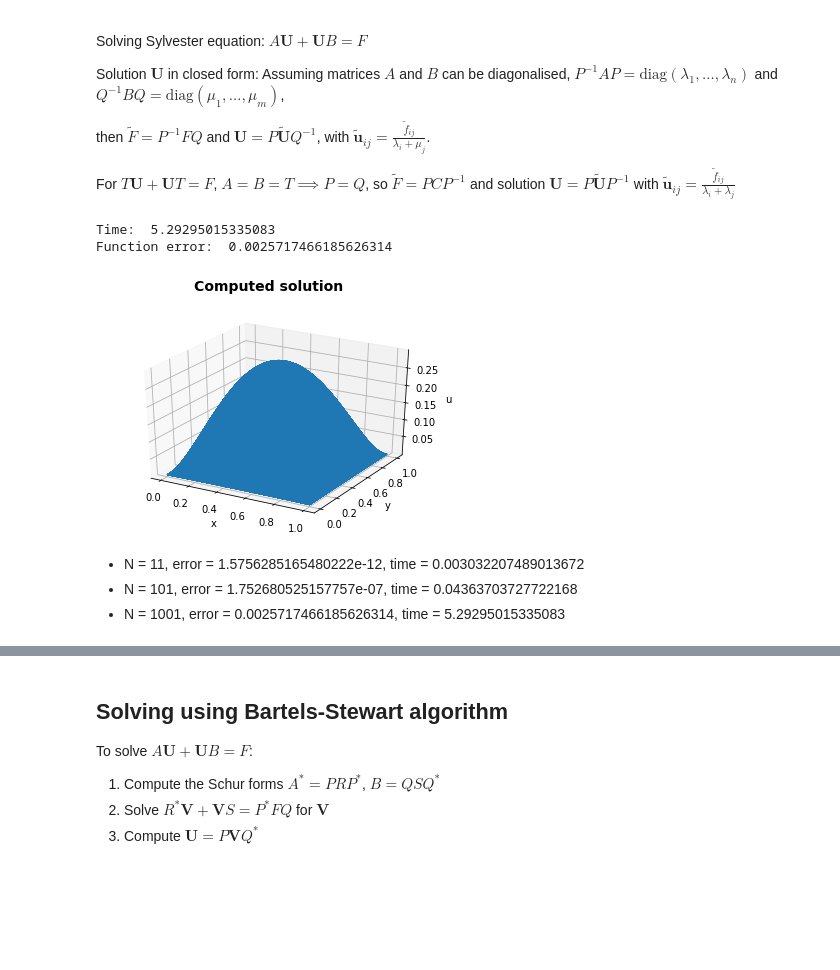
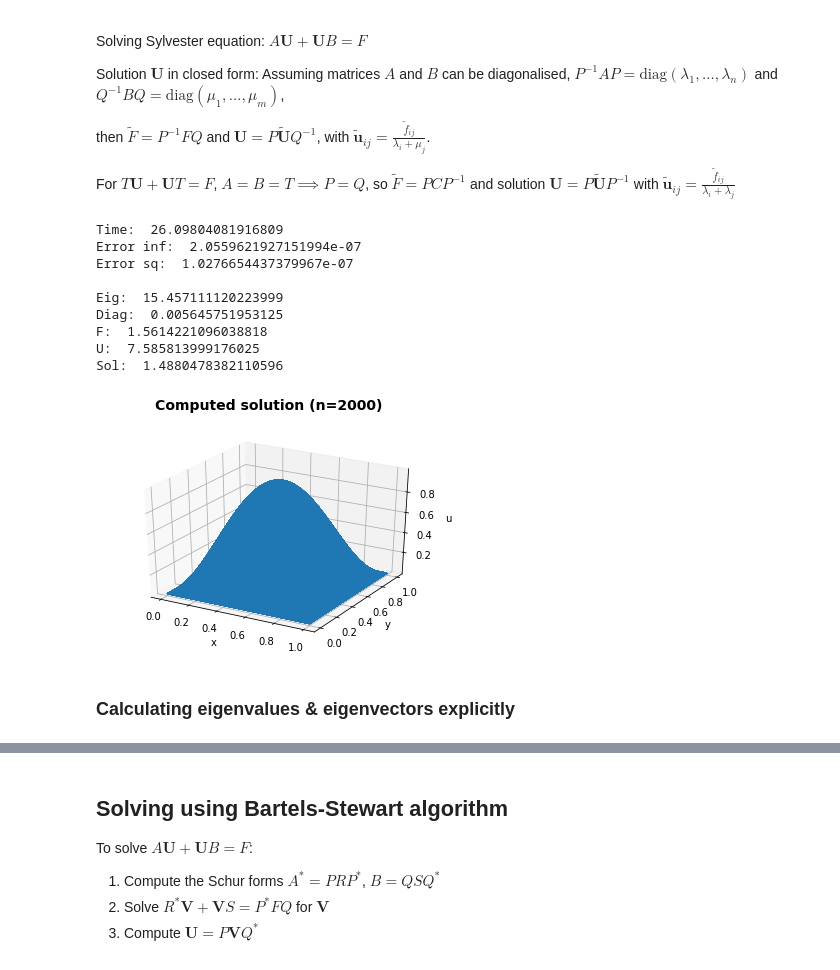
Before and after one commit to mm13ah/matrix-solvers, a Jupyter notebook: Jupyter/Project.ipynb, the cells around one changed output, grey strips where cells are left out. Saved outputs shown, nothing was run; the diff lists cells and outputs as text; code cells hidden in the pictures; blank space fills up the shorter version.

```diff
--- a/Jupyter/Project.ipynb
+++ b/Jupyter/Project.ipynb
@@ -164,9 +165,9 @@ from mpl_toolkits import mplot3d
 import time
 
 #Define parameters
-N = 1001 #total number of nodes in each direction
-n = N-2 #number of internal nodes in each direction (unknowns)
-h = 1/(N-1) #step size
+n = 2000 #number of internal nodes in each direction (number of unknowns)
+N = n+2 #total number of nodes in each direction (includes boundaries)
+h = 1/(n+1) #step size
 
 #Define x and y as arrays between 0 and 1 with n evenly spaced points (internal nodes)
 x = np.linspace(h, 1-h, n)
@@ -176,10 +177,7 @@ y = np.linspace(h, 1-h, n)
 X, Y = np.meshgrid(x, y, indexing='ij')
 
 #Define F
-F = np.empty([n,n])
-for i in range(0, n):
-    for j in range(0, n):
-        F[i][j] = 4
+F = 2 * np.pi**2 * np.sin(np.pi*X) * np.sin(np.pi*Y)
 
 #Define tridiagonal matrix T
 diagonals = [[-2],[1],[1]]
@@ -190,6 +188,8 @@ start_time = time.time()
 #Get eigenvalues and eigenvectors of T
 eigvals, eigvecs = np.linalg.eig(T)
 
+eig_time = time.time()
+
 #Set eigenvalues as diagonal matrix
 diag = diags(eigvals, 0, shape=(n, n)).toarray()
 
@@ -197,7 +197,9 @@ diag = diags(eigvals, 0, shape=(n, n)).toarray()
 P = eigvecs
 
 #Check to see if M^-1 * T * M == diag
-P_computed = np.matmul(np.matmul(np.linalg.inv(P),T),P)
+# P_computed = np.matmul(np.matmul(np.linalg.inv(P),T),P)
+
+diag_time = time.time()
 
 # equivalent = True
 # for i in range(0,n):
@@ -210,6 +212,8 @@ P_computed = np.matmul(np.matmul(np.linalg.inv(P),T),P)
 #Define F_hat = P^-1 * F * P
 F_hat = np.matmul(np.matmul(np.linalg.inv(P),F),P)
 
+F_time = time.time()
+
 #Calculate U_hat, u_hat(i,j) = f(i,j) / eigval(i) + eigval(j)
 U_hat = np.empty([n,n])
 for i in range(0,n):
@@ -219,46 +223,68 @@ for i in range(0,n):
         else:
             U_hat[i][j] = 0
 
+U_time = time.time()
+
 #Calculate solution U = M * U^hat * M^-1
 U = np.matmul(np.matmul(P,U_hat),np.linalg.inv(P))
 
 end_time = time.time()
 time = end_time - start_time
-print('Time: ', time)
 
 #Compute exact solution for comparison
-U_exact = X*(1-X) + Y*(1-Y)
+U_exact = np.sin(np.pi*X) * np.sin(np.pi*Y)
 
 #Plot solution
 plt.figure(0)
-plt.suptitle('Computed solution', fontsize=14, fontweight='bold')
+plt.suptitle('Computed solution (n=' + str(n) +')', fontsize=14, fontweight='bold')
 ax = plt.axes(projection='3d')
 xline = np.reshape(X, -1)
 yline = np.reshape(Y, -1)
 zline = np.reshape(U, -1)
 ax.set_xlabel('x')
 ax.set_ylabel('y')
 ax.set_zlabel('u')
 ax.plot3D(xline, yline, zline)
 
 #Compare computed solution against F
 F_computed = np.reshape(np.matmul(T,U) + np.matmul(U,T),-1)
 F = np.reshape(F,-1)
 function_error = 0
 for i in range(0,n**2):
     function_error += np.absolute(F[i]-F_computed[i])
-print("Function error: ", function_error)
+
 
 #Compute error at each node
-error = []
+error_inf = 0
+error_sq = 0
 for i in range(0,n):
     for j in range(0,n):
-        error.append(np.absolute(U_exact[i][j] - U[i][j]))
+        error_sq += np.absolute(U_exact[i][j] - U[i][j])**2
+        if np.absolute(U_exact[i][j] - U[i][j]) > error_inf:
+            error_inf = np.absolute(U_exact[i][j] - U[i][j])
+
+error_sq = (error_sq * h**2)**0.5
+
+print('Time: ', time)
+print('Error inf: ', error_inf)
+print('Error sq: ', error_sq)
+# print("Function error: ", function_error)
+
+print('\nEig: ', eig_time - start_time)
+print('Diag: ', diag_time - eig_time)
+print('F: ', F_time - diag_time)
+print('U: ', U_time - F_time)
+print('Sol: ', end_time - U_time)
 # %% [output]
-Time:  5.29295015335083
-Function error:  0.0025717466185626314
+Time:  26.09804081916809
+Error inf:  2.0559621927151994e-07
+Error sq:  1.0276654437379967e-07
+
+Eig:  15.457111120223999
+Diag:  0.005645751953125
+F:  1.5614221096038818
+U:  7.585813999176025
+Sol:  1.4880478382110596
-[figure, old version]
+[figure, new version]
-# %% [markdown]
-- N = 11, error = 1.5756285165480222e-12, time = 0.003032207489013672
-- N = 101, error = 1.752680525157757e-07, time = 0.04363703727722168
-- N = 1001, error = 0.0025717466185626314, time = 5.29295015335083
+# %% [markdown]
+### Calculating eigenvalues & eigenvectors explicitly
```
Also changed, not shown: parts of 11 cells of this notebook, 5 other files.
